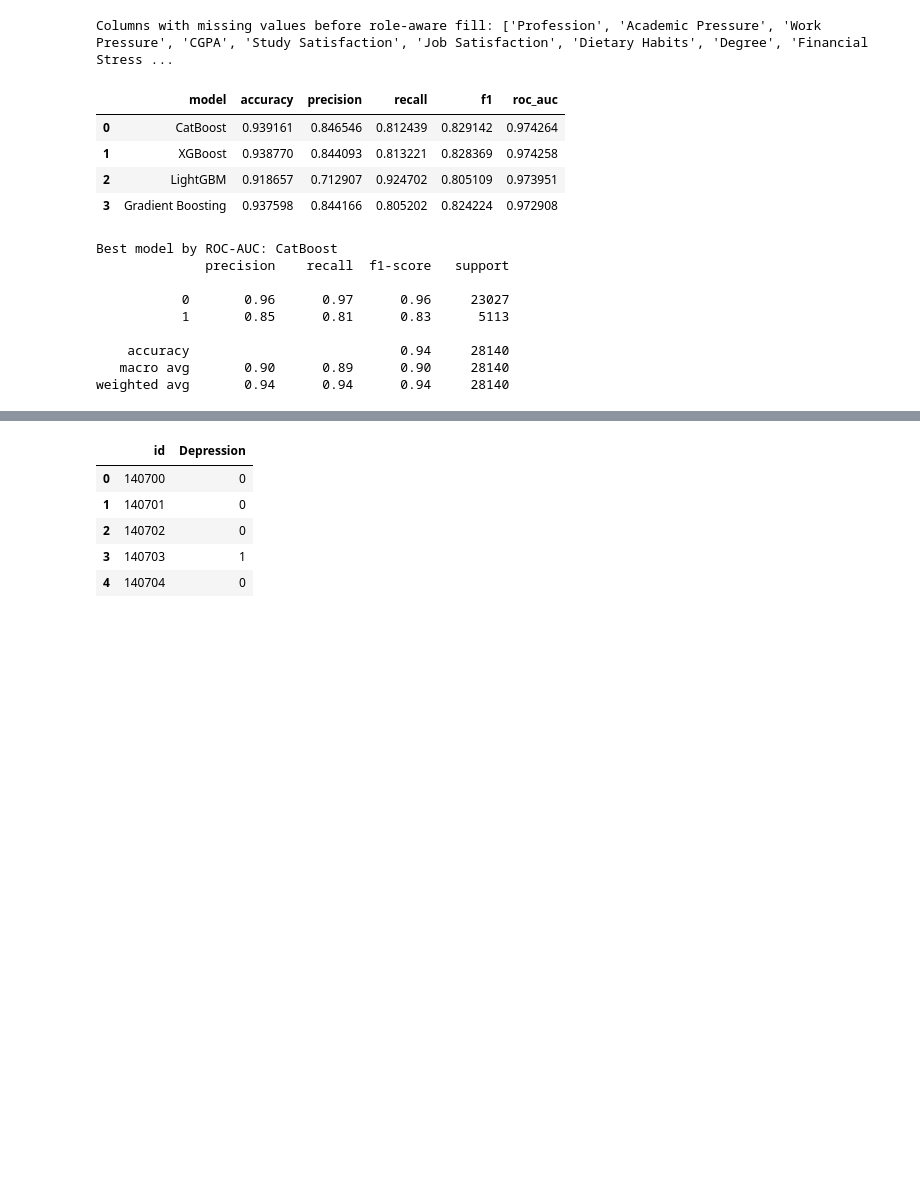
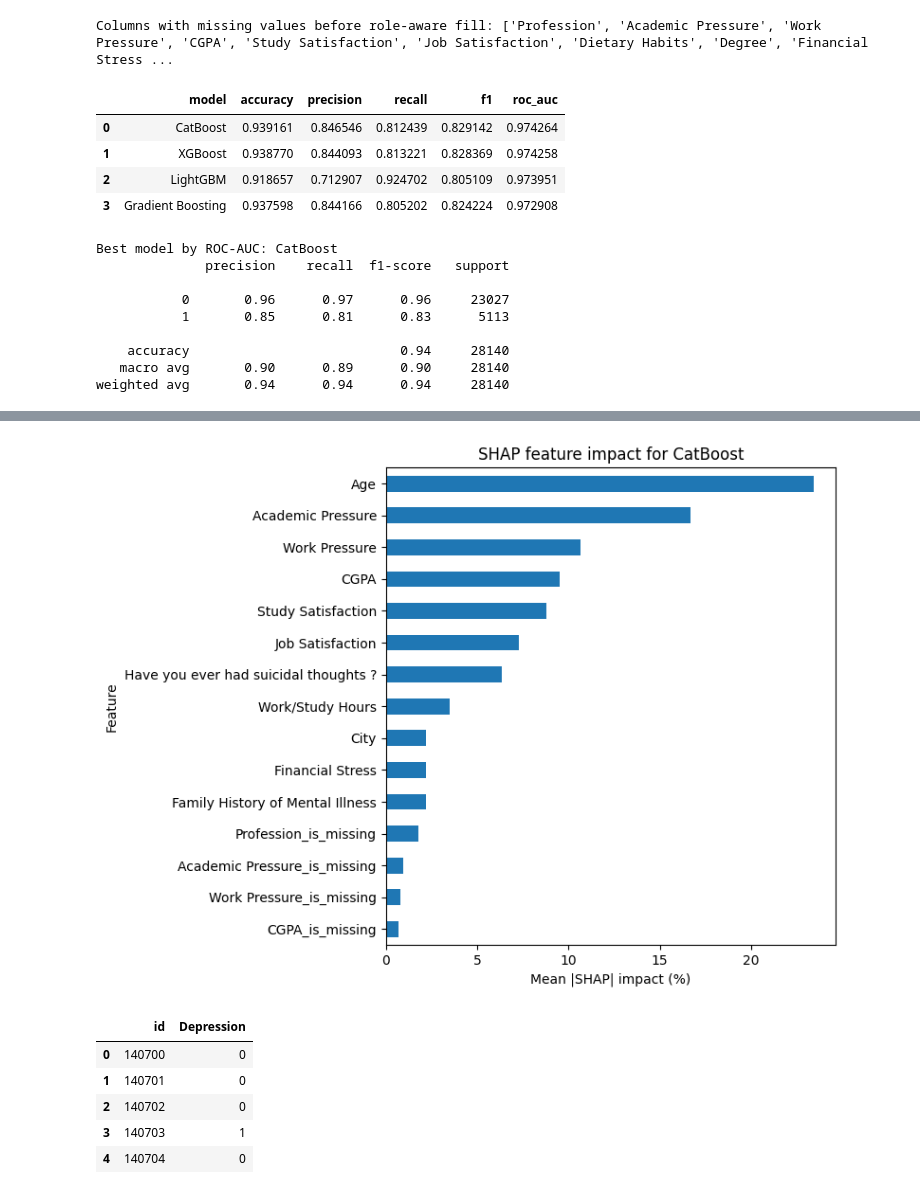
Before and after one commit to ngocthinh09/CS114-Depression-Prediction, a Jupyter notebook: ml/fucs_pipeline.ipynb, the cells around one changed output, grey strips where cells are left out. Drawn from its saved outputs; the diff is of its cells as text; code cells hidden in the pictures; blank space fills up the shorter version.

Commit message:
add shap to fucs_pipeline

```diff
--- a/ml/fucs_pipeline.ipynb
+++ b/ml/fucs_pipeline.ipynb
@@ -240,6 +240,7 @@ try:
         depth=6,
         random_seed=RANDOM_STATE,
         verbose=False,
+        allow_writing_files=False,
     )
 except ImportError:
     missing_optional_packages.append('catboost')
@@ -344,3 +345,78 @@ Best model by ROC-AUC: CatBoost
     accuracy                           0.94     28140
    macro avg       0.90      0.89      0.90     28140
 weighted avg       0.94      0.94      0.94     28140
+# %%
+# SHAP: đo mức ảnh hưởng trung bình của từng feature tới prediction
+import matplotlib.pyplot as plt
+import shap
+
+shap_sample_size = min(2000, len(X_val))
+X_shap_raw = X_val.sample(n=shap_sample_size, random_state=RANDOM_STATE)
+
+best_preprocessor = best_model.named_steps['preprocess']
+best_classifier = best_model.named_steps['classifier']
+
+X_shap_processed = best_preprocessor.transform(X_shap_raw)
+feature_names = best_preprocessor.get_feature_names_out()
+
+explainer = shap.TreeExplainer(best_classifier)
+shap_values = explainer.shap_values(X_shap_processed)
+
+if isinstance(shap_values, list):
+    shap_values_for_class = shap_values[1] if len(shap_values) > 1 else shap_values[0]
+else:
+    shap_values_for_class = np.asarray(shap_values)
+    if shap_values_for_class.ndim == 3:
+        class_index = 1 if shap_values_for_class.shape[2] > 1 else 0
+        shap_values_for_class = shap_values_for_class[:, :, class_index]
+
+mean_abs_shap = np.abs(shap_values_for_class).mean(axis=0)
+impact_percent = mean_abs_shap / mean_abs_shap.sum() * 100
+
+shap_feature_importance = pd.DataFrame(
+    {
+        'feature': feature_names,
+        'mean_abs_shap': mean_abs_shap,
+        'mean_shap_value': shap_values_for_class.mean(axis=0),
+        'impact_percent': impact_percent,
+    }
+).sort_values('impact_percent', ascending=False).reset_index(drop=True)
+
+numeric_feature_names = list(best_preprocessor.transformers_[0][2])
+categorical_feature_names = list(best_preprocessor.transformers_[1][2])
+onehot_encoder = best_preprocessor.named_transformers_['cat'].named_steps['onehot']
+
+original_feature_names = numeric_feature_names.copy()
+for col, categories in zip(categorical_feature_names, onehot_encoder.categories_):
+    original_feature_names.extend([col] * len(categories))
+
+if len(original_feature_names) != len(feature_names):
+    original_feature_names = feature_names
+
+shap_original_feature_importance = (
+    shap_feature_importance.assign(original_feature=original_feature_names)
+    .groupby('original_feature', as_index=False)
+    .agg(
+        mean_abs_shap=('mean_abs_shap', 'sum'),
+        mean_shap_value=('mean_shap_value', 'sum'),
+        impact_percent=('impact_percent', 'sum'),
+    )
+    .sort_values('impact_percent', ascending=False)
+    .reset_index(drop=True)
+)
+
+display(shap_original_feature_importance.head(20))
+display(shap_feature_importance.head(20))
+
+ax = shap_original_feature_importance.head(15).sort_values('impact_percent').plot.barh(
+    x='original_feature',
+    y='impact_percent',
+    legend=False,
+    figsize=(8, 6),
+)
+ax.set_xlabel('Mean |SHAP| impact (%)')
+ax.set_ylabel('Feature')
+ax.set_title(f'SHAP feature impact for {best_model_name}')
+plt.tight_layout()
+plt.show()
+# %% [output]
@@ -347,3 +457,4 @@ weighted avg       0.94      0.94      0.94     28140
+[figure, added]
 # %%
 # Tạo submission mẫu
 final_model = Pipeline(
```
Also changed, not shown: parts of 2 cells of this notebook, 1 other file.
